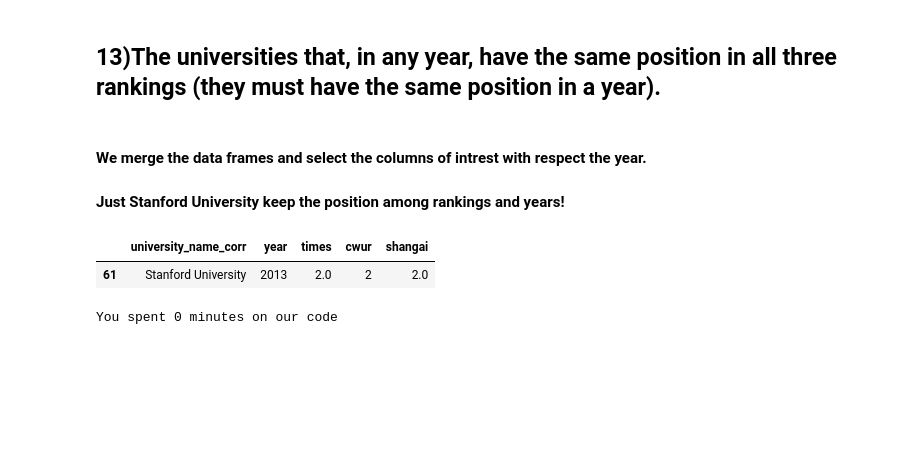
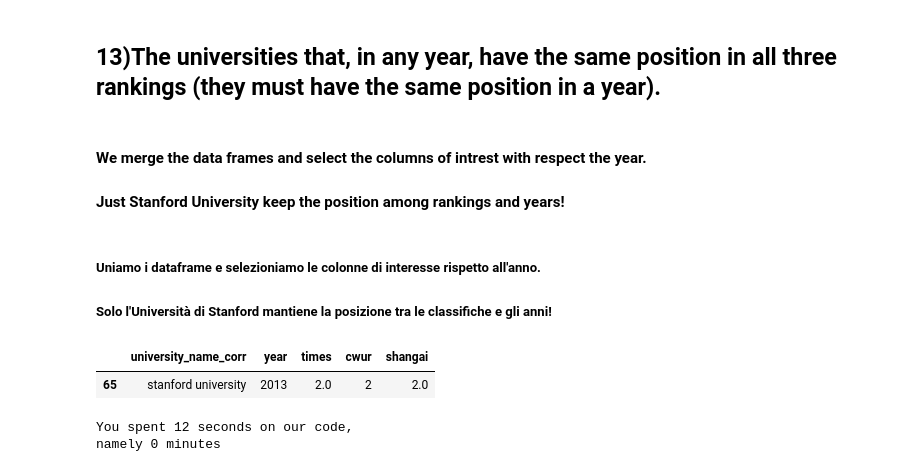
Before and after one commit to liliagrasso/FCSproject, a Jupyter notebook: FoCS_Project_Grasso_Marnati.ipynb, the cells around one changed output. Cells and saved outputs as stored; diff of their text form; code cells hidden in the pictures; blank space fills up the shorter version.

```diff
--- a/SuperProject (1).ipynb
+++ b/FoCS_Project_Grasso_Marnati.ipynb
@@ -66,6 +70,9 @@ times['income']
 2601    40.4
 2602    39.8
 Name: income, Length: 2603, dtype: float64
+# %%
+times['country'] = times['country'].str.replace('Unisted', 'United')
+times['country'] = times['country'].str.replace('Unted', 'United')
 # %% [markdown]
  ## 1)For each university, extract from the times dataset the most recent and the least recent data, obtaining two separate dataframes
 # %% [markdown]
@@ -196 +241,7 @@ new['university_name_corr'] =new['university_name'].astype(str).apply(sost_pare)
+# %%
+#cleaning the strings after further observations
+times['university_name_corr'] = times['university_name_corr'].str.replace('[^\w\s]',' ').str.replace('_',' ').str.replace(' +',' ').str.strip().str.lower()
+shanghai['university_name_corr'] = shanghai['university_name_corr'].str.replace('[^\w\s]',' ').str.replace('_',' ').str.replace(' +',' ').str.strip().str.lower()
+cwur['institution_corr'] = cwur['institution_corr'].str.replace('[^\w\s]',' ').str.replace('_',' ').str.replace(' +',' ').str.strip().str.lower()
+new['university_name_corr'] = new['university_name_corr'].str.replace('[^\w\s]',' ').str.replace('_',' ').str.replace(' +',' ').str.strip().str.lower()
 # %% [markdown]
@@ -300,7 +394,7 @@ def femalemale(elem,elem2):
     if k:
         female = int(k.group(1))*(10**(-2))
         male = int(k.group(2))*(10**(-2))
-        return [female*elem2,male*elem2]
+        return [(female*elem2),(male*elem2)]
     else:
         return None
 
@@ -359,7 +461,7 @@ def femalemaleratio(elem,elem2):
         if (male1 != 0):
             return (female1/male1)
         else:
-                return 1
+                return float('NaN')
 
 #we apply the function only at the columns 'male' and 'female' of dataset times
 times['ratiofemalemale'] = times.apply(lambda x: femalemaleratio(x.astype(str).male,x.astype(str).female), axis=1)
@@ -563,21 +676,26 @@ sizetimes[sizetimes['number_of_times'] <= 2]
 #### Just Stanford University keep the position among rankings and years!
+# %% [markdown]
+##### Uniamo i dataframe e selezioniamo le colonne di interesse rispetto all'anno.
+##### Solo l'Università di Stanford mantiene la posizione tra le classifiche e gli anni!
 # %%
-allu = pd.merge(times, cwur, left_on=['university_name_corr', 'year'], right_on=['institution', 'year'])
+allu = pd.merge(times, cwur, left_on=['university_name_corr', 'year'], right_on=['institution_corr', 'year'])
 allu = pd.merge(allu, shanghai, on=['university_name_corr', 'year'])
 #rename the columns
 allu = allu.rename(columns={'ranking_x':'times','world_rank_y':'cwur','ranking_y':'shangai'})
 
 # keep relevant cols
 allu = allu[['university_name_corr','year','times','cwur','shangai']]
 
 #looks for the university that respect the conditions
 allu.loc[(allu['times'] == allu['shangai']) & (allu['cwur'] == allu['shangai']) & (allu['cwur'] == allu['times'])]
 # %% [output]
 |  | university_name_corr | year | times | cwur | shangai |
-| 61 | Stanford University | 2013 | 2.0 | 2 | 2.0 |
+| 65 | stanford university | 2013 | 2.0 | 2 | 2.0 |
 # %%
 end = time.time()
 
-print("You spent {} minutes on our code".format(int((end-start)/60)))
+print("You spent {} seconds on our code,".format(int((end-start))))
+print("namely {} minutes".format(int((end-start)/60)))
 # %% [output]
-You spent 0 minutes on our code
+You spent 12 seconds on our code,
+namely 0 minutes
```
Also changed, not shown: parts of 68 cells of this notebook.
